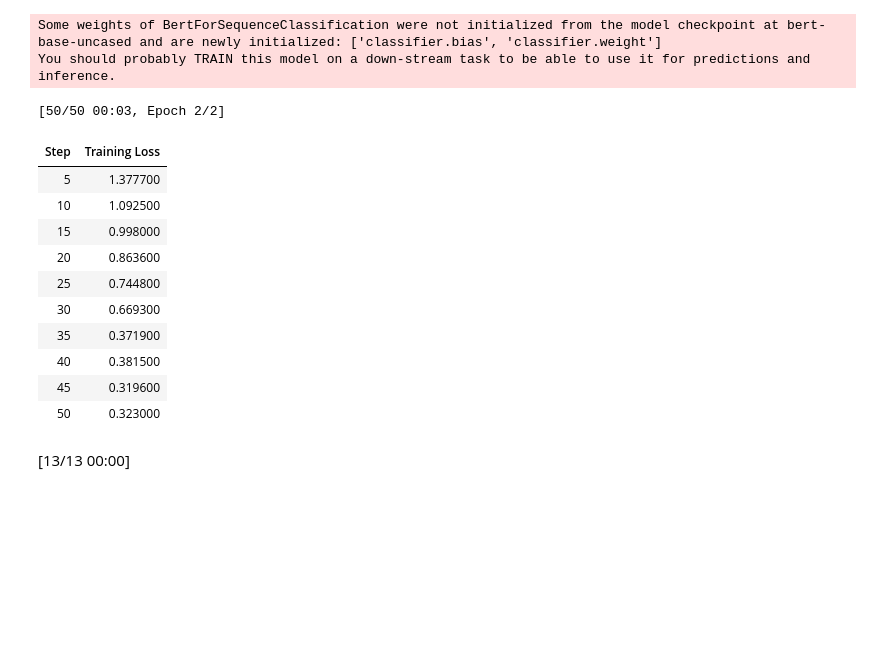
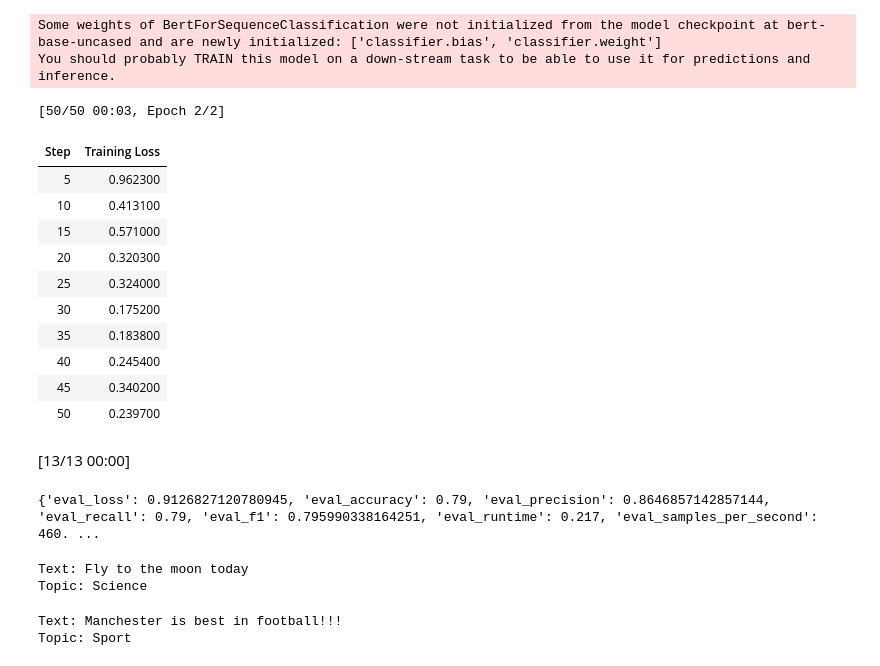
Before and after one commit to VladBlnO0/DataMining, a Jupyter notebook: LR4.ipynb, the cells around one changed output. Saved outputs shown, nothing was run; the diff lists cells and outputs as text; code cells hidden in the pictures; blank space fills up the shorter version.

```diff
--- a/LR4.ipynb
+++ b/LR4.ipynb
@@ -48,25 +48,30 @@ training_args = TrainingArguments(
 # %%
 trainer = Trainer(
     model=model,
     args=training_args,
     train_dataset=train_dataset,
     eval_dataset=test_dataset,
     compute_metrics=compute_metrics
 )
 trainer.train()
-trainer.evaluate()
-trainer.save_model()
+results = trainer.evaluate()
+trainer.save_model("./topic_model")
+history = trainer.state.log_history
 # %% [output]
 [50/50 00:03, Epoch 2/2]
 | Step | Training Loss |
-| 5 | 1.377700 |
-| 10 | 1.092500 |
-| 15 | 0.998000 |
-| 20 | 0.863600 |
-| 25 | 0.744800 |
-| 30 | 0.669300 |
-| 35 | 0.371900 |
-| 40 | 0.381500 |
-| 45 | 0.319600 |
-| 50 | 0.323000 |
+| 5 | 0.962300 |
+| 10 | 0.413100 |
+| 15 | 0.571000 |
+| 20 | 0.320300 |
+| 25 | 0.324000 |
+| 30 | 0.175200 |
+| 35 | 0.183800 |
+| 40 | 0.245400 |
+| 45 | 0.340200 |
+| 50 | 0.239700 |
 [13/13 00:00]
+# %%
+print(results)
+# %% [output]
+{'eval_loss': 0.9126827120780945, 'eval_accuracy': 0.79, 'eval_precision': 0.8646857142857144, 'eval_recall': 0.79, 'eval_f1': 0.795990338164251, 'eval_runtime': 0.217, 'eval_samples_per_second': 460. ...
@@ -72,0 +91,10 @@ trainer.save_model()
+# %%
+classify_text("Fly to the moon today")
+# %% [output]
+Text: Fly to the moon today
+Topic: Science
+# %%
+classify_text("Manchester is best in football!!!")
+# %% [output]
+Text: Manchester is best in football!!!
+Topic: Sport
```
Also changed, not shown: parts of 5 cells of this notebook.
